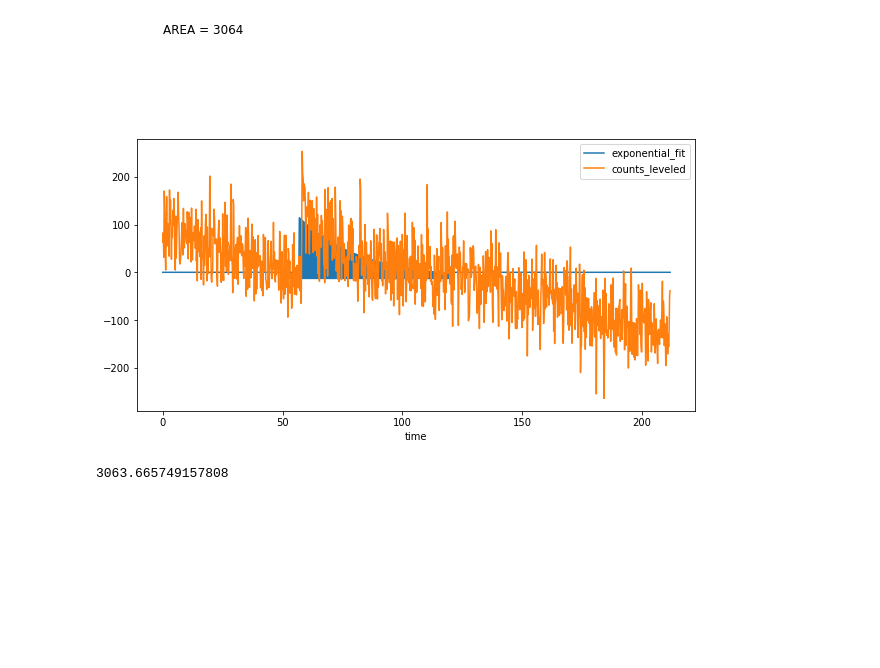
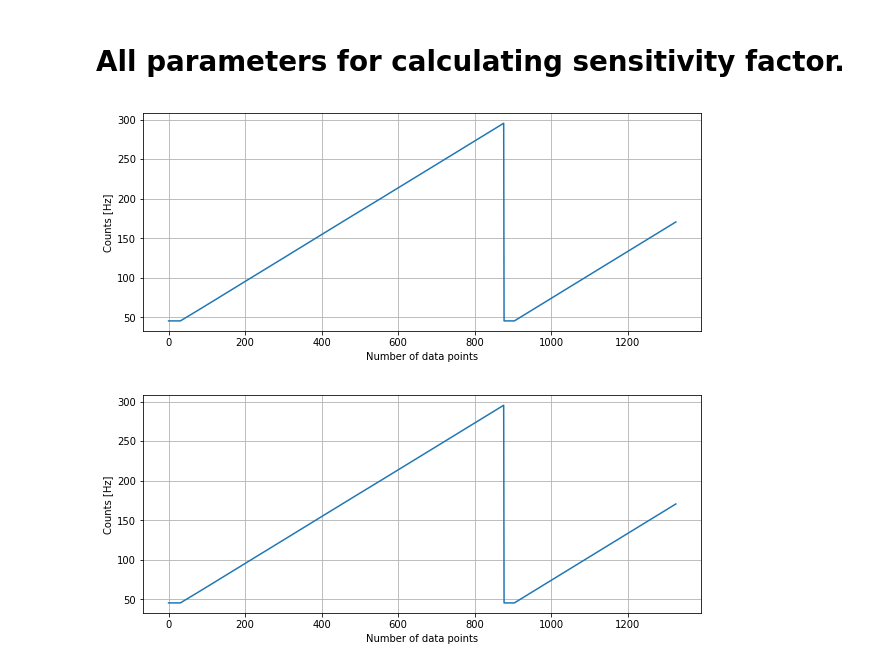
Before and after one commit to gstultz/LabCode, a Jupyter notebook: CIRD_process.ipynb, the cells around one changed output. Cells and saved outputs as stored; diff of their text form; code cells hidden in the pictures; blank space fills up the shorter version.

```diff
--- a/CIRD_process.ipynb
+++ b/CIRD_process.ipynb
@@ -25,5 +0,0 @@ cird.integrate_area()
-# %%
-cird.fit_area(area_high=area_high, show_plot=True)
-# %% [output]
-[figure, removed]
-3063.665749157808
@@ -29,0 +5,22 @@ cird.fit_area(area_high=area_high, show_plot=True)
+# %% [markdown]
+# All parameters for calculating sensitivity factor.
+# %%
+is_sensitivity_file = True
+background_sensitivity_file = 'feb01_18.a01'
+tds_sensitivity_file = 'feb01_18.a01'
+dwell_time = 0.2
+
+background_plateau_index = [396, 451, 488, 540, 583, 661, 702, 802]
+background_plateau_pressure = [13.8,10.5,7.9,4.7]
+
+tds_plateau_index = [210, 240, 300, 380, 420, 480]
+tds_plateau_pressure = [29, 19, 9.0]
+# %%
+background_sensitivity = TDS(background_sensitivity_file)
+tds_sensitivity = TDS(tds_sensitivity_file)
+# %%
+background_sensitivity.load_data(dwell_time=dwell_time, is_sensitivity_file=is_sensitivity_file)
+tds_sensitivity.load_data(dwell_time=dwell_time, is_sensitivity_file=is_sensitivity_file)
+# %% [output]
+[figure, added]
+[figure, added]
```
Also changed, not shown: parts of 14 cells of this notebook, 23 other files.
